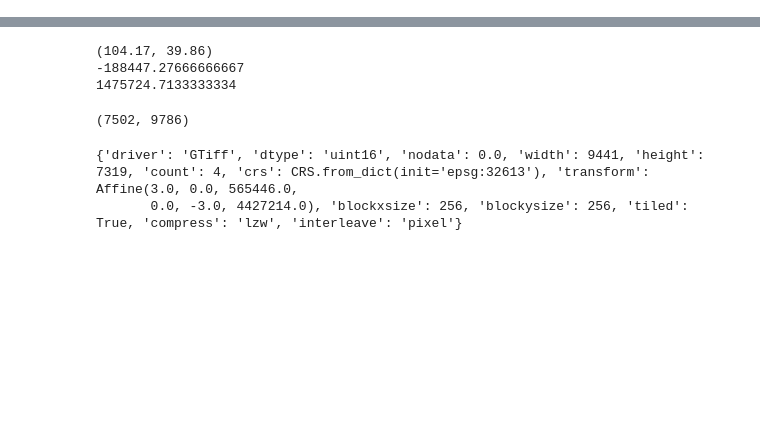
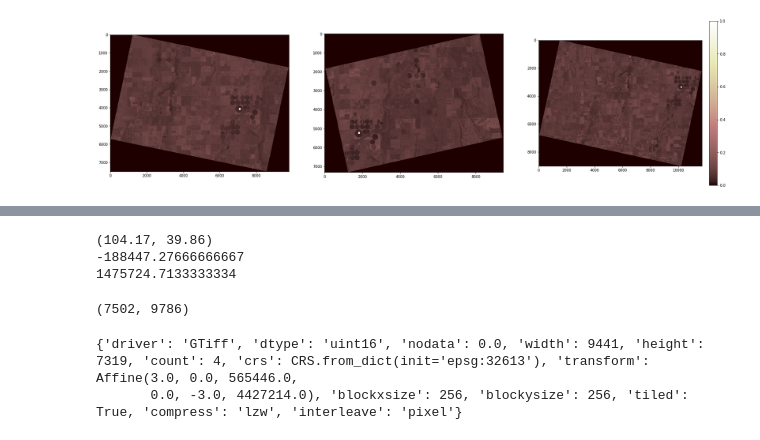
Before and after one commit to AeroAtCU/EarthLab, a Jupyter notebook: Spring2020/planet_compare.ipynb, the cells around one changed output, grey strips where cells are left out. Cells and saved outputs as stored; diff of their text form; code cells hidden in the pictures; blank space fills up the shorter version.

```diff
--- a/Spring2020/planet_compare.ipynb
+++ b/Spring2020/planet_compare.ipynb
@@ -170 +178,5 @@ north_src, north_arr, north_xml, north_coords = parse_planet_data(north_filename
+# %%
+plot_sidebyside(east_arr_marked, west_arr_marked, north_arr_marked)
+# %% [output]
+[figure, added]
 # %%
```
Also changed, not shown: parts of 8 cells of this notebook.
